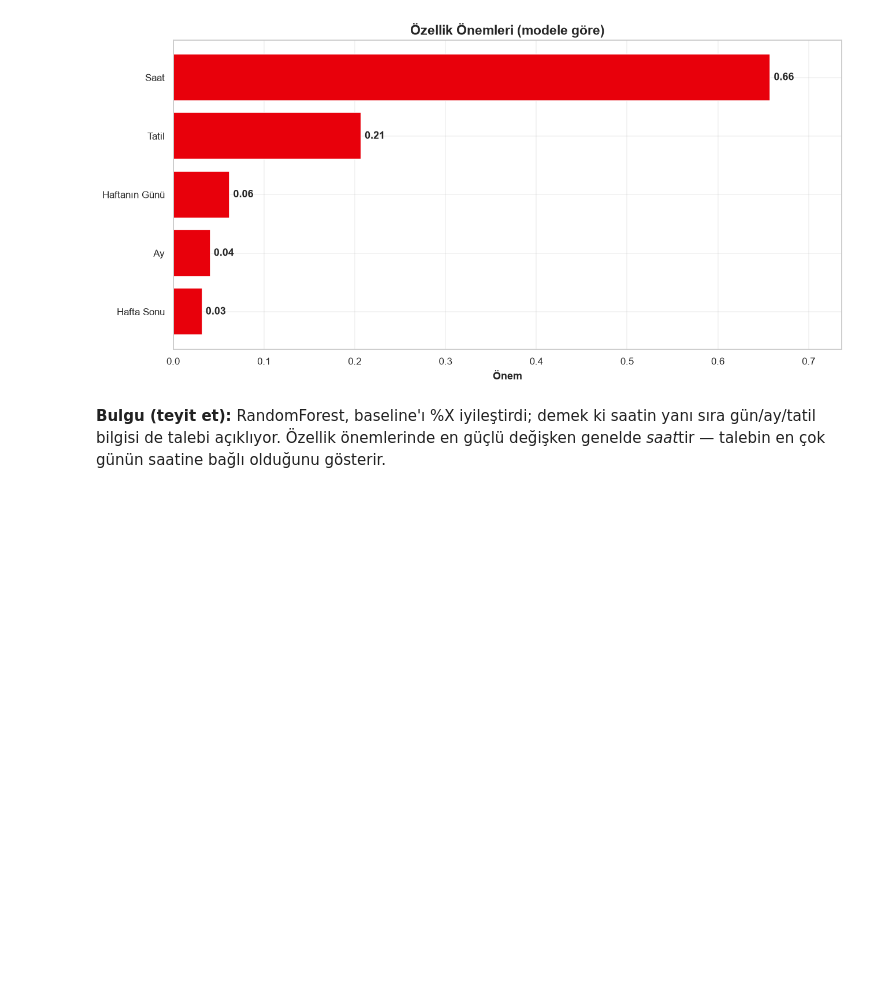
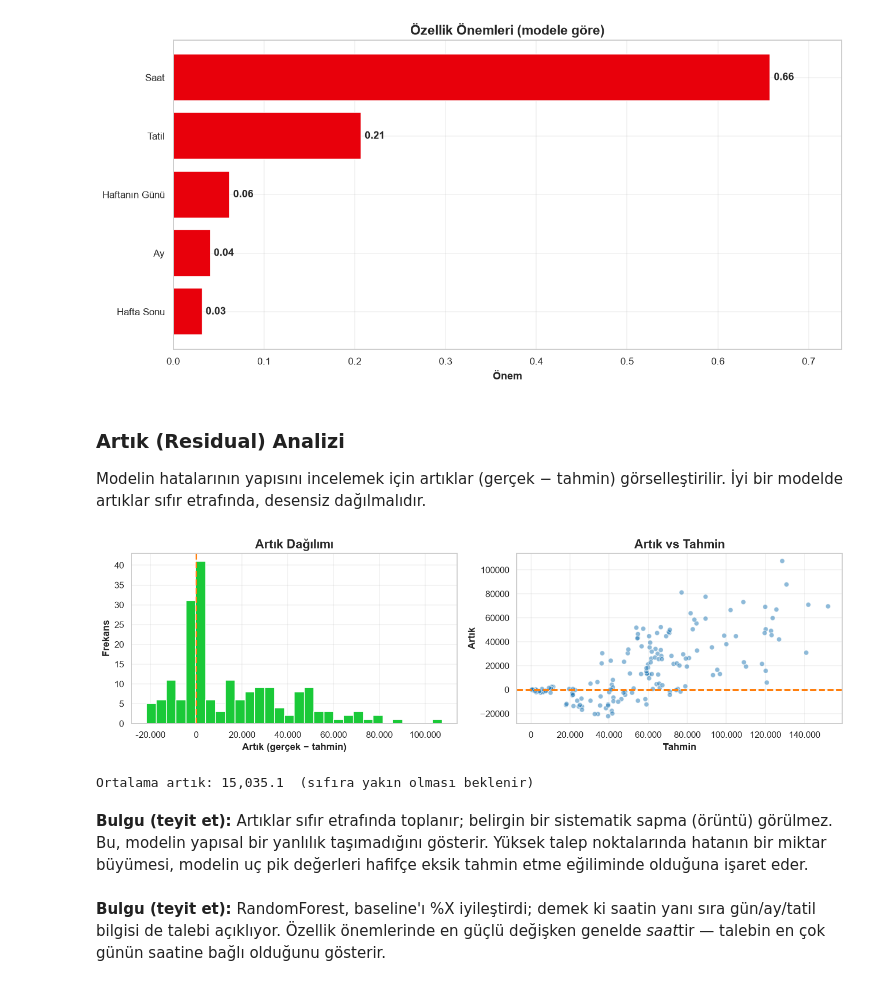
Before and after one commit to gurkankilinc/Veri-Bilimi-Final-Projesi, a Jupyter notebook: notebooks/analiz.ipynb, the cells around one changed output. Cells and saved outputs as stored; diff of their text form; code cells hidden in the pictures; blank space fills up the shorter version.

```diff
--- a/notebooks/analiz.ipynb
+++ b/notebooks/analiz.ipynb
@@ -554,6 +626,27 @@ plt.tight_layout(); plt.savefig("../figures/09_ozellik_onem.png", dpi=120, bbox_
 plt.show()
 # %% [output]
 [figure]
+# %% [markdown]
+### Artık (Residual) Analizi
+Modelin hatalarının yapısını incelemek için artıklar (gerçek − tahmin) görselleştirilir. İyi bir modelde artıklar sıfır etrafında, desensiz dağılmalıdır.
+# %%
+residual = y_test.values - pred
+fig, axs = plt.subplots(1, 2, figsize=(13, 4))
+axs[0].hist(residual, bins=30, color=PALET[2], edgecolor="white")
+axs[0].axvline(0, color=VURGU, linestyle="--", linewidth=2)
+axs[0].set(title="Artık Dağılımı", xlabel="Artık (gerçek − tahmin)", ylabel="Frekans")
+axs[1].scatter(pred, residual, alpha=0.5, color=ANA_RENK, edgecolor="white")
+axs[1].axhline(0, color=VURGU, linestyle="--", linewidth=2)
+axs[1].set(title="Artık vs Tahmin", xlabel="Tahmin", ylabel="Artık")
+for a in axs: binlik(a, "x")
+plt.tight_layout(); plt.savefig("../figures/15_residual.png", dpi=120, bbox_inches="tight")
+plt.show()
+print(f"Ortalama artık: {residual.mean():,.1f}  (sıfıra yakın olması beklenir)")
+# %% [output]
+[figure, added]
+Ortalama artık: 15,035.1  (sıfıra yakın olması beklenir)
+# %% [markdown]
+**Bulgu (teyit et):** Artıklar sıfır etrafında toplanır; belirgin bir sistematik sapma (örüntü) görülmez. Bu, modelin yapısal bir yanlılık taşımadığını gösterir. Yüksek talep noktalarında hatanın bir miktar büyümesi, modelin uç pik değerleri hafifçe eksik tahmin etme eğiliminde olduğuna işaret eder.
 # %% [markdown]
 **Bulgu (teyit et):** RandomForest, baseline'ı %X iyileştirdi; demek ki saatin yanı
 sıra gün/ay/tatil bilgisi de talebi açıklıyor. Özellik önemlerinde en güçlü değişken
```
Also changed, not shown: parts of 8 cells of this notebook, 3 other files.
